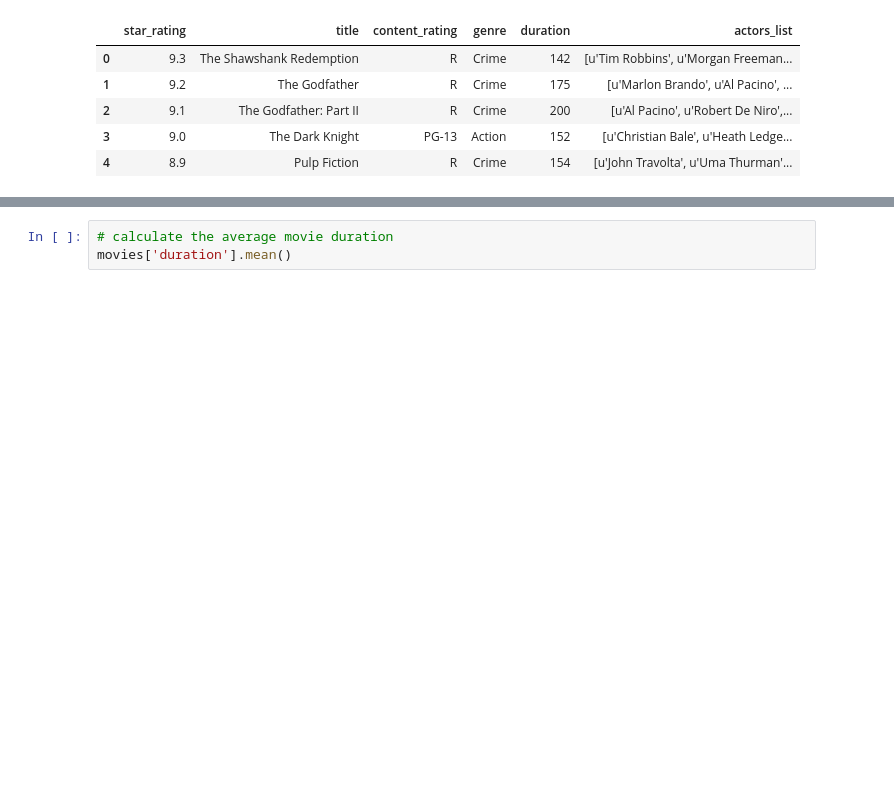
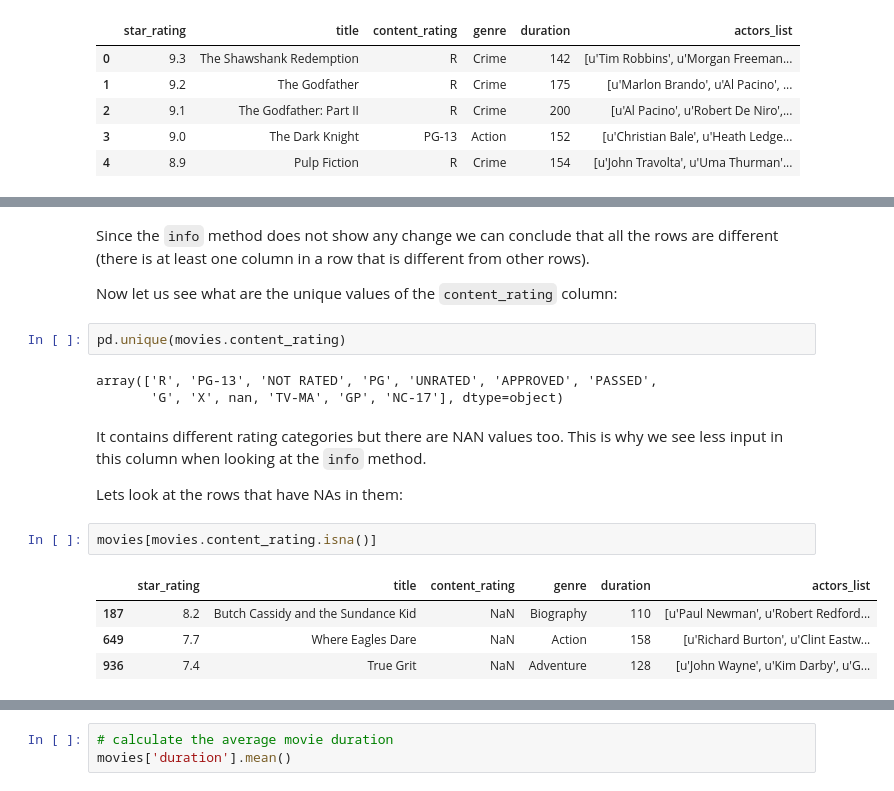
Before and after one commit to diveki/Tutorials, a Jupyter notebook: Pandas/pandas_introduction.ipynb, the cells around one changed output, grey strips where cells are left out. Drawn from its saved outputs; the diff is of its cells as text; blank space fills up the shorter version.

```diff
--- a/Pandas/pandas_introduction.ipynb
+++ b/Pandas/pandas_introduction.ipynb
@@ -537,0 +562,20 @@ dtype: object
+# %% [markdown]
+Since the `info` method does not show any change we can conclude that all the rows are different (there is at least one column in a row that is different from other rows).
+
+Now let us see what are the unique values of the `content_rating` column:
+# %%
+pd.unique(movies.content_rating)
+# %% [output]
+array(['R', 'PG-13', 'NOT RATED', 'PG', 'UNRATED', 'APPROVED', 'PASSED',
+       'G', 'X', nan, 'TV-MA', 'GP', 'NC-17'], dtype=object)
+# %% [markdown]
+It contains different rating categories but there are NAN values too. This is why we see less input in this column when looking at the `info` method.
+
+Lets look at the rows that have NAs in them:
+# %%
+movies[movies.content_rating.isna()]
+# %% [output]
+|  | star_rating | title | content_rating | genre | duration | actors_list |
+| 187 | 8.2 | Butch Cassidy and the Sundance Kid | NaN | Biography | 110 | [u'Paul Newman', u'Robert Redford... |
+| 649 | 7.7 | Where Eagles Dare | NaN | Action | 158 | [u'Richard Burton', u'Clint Eastw... |
+| 936 | 7.4 | True Grit | NaN | Adventure | 128 | [u'John Wayne', u'Kim Darby', u'G... |
```
Also changed, not shown: parts of 61 cells of this notebook.
